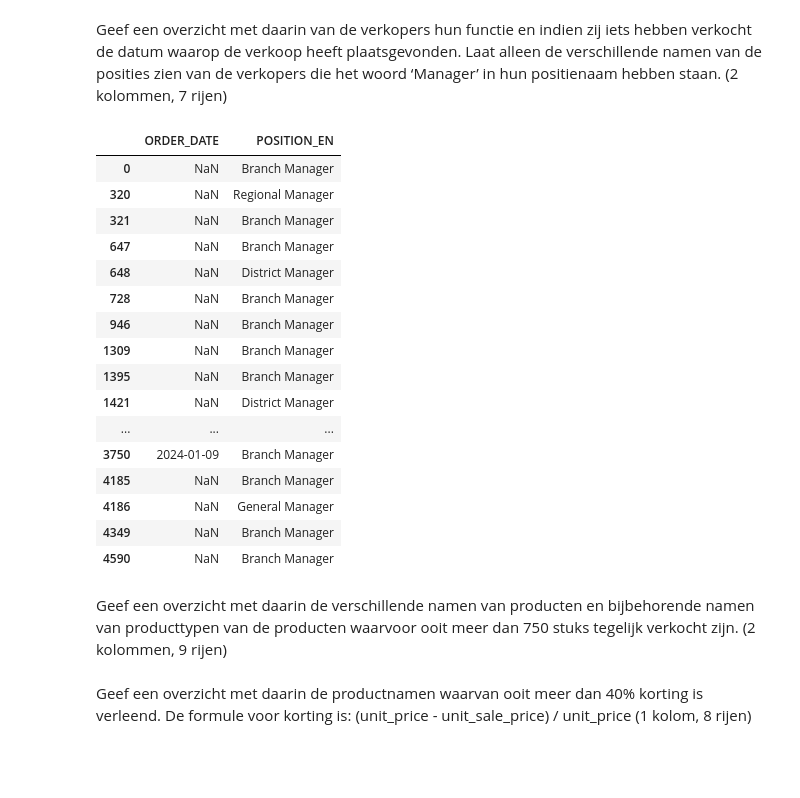
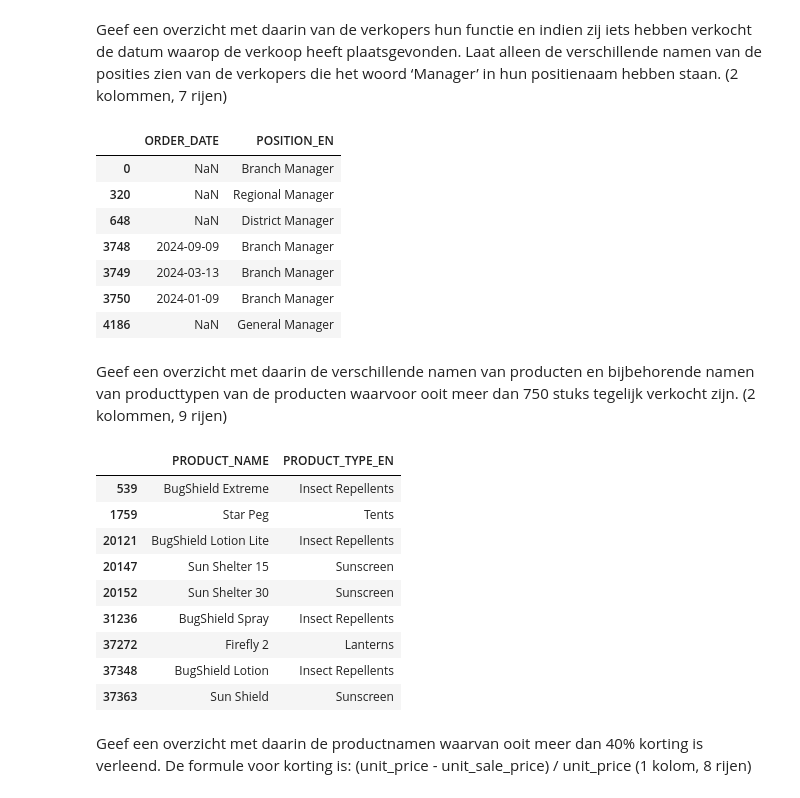
Before and after one commit to ReesMehorst/DEAI, a Jupyter notebook: Week1/DEAI - Pythonweek WC Dataselectie met pandas/OpdrachtenMees.ipynb, the cells around one changed output. Drawn from its saved outputs; the diff is of its cells as text; code cells hidden in the pictures; blank space fills up the shorter version.

```diff
--- a/Week1/DEAI - Pythonweek WC Dataselectie met pandas/OpdrachtenMees.ipynb
+++ b/Week1/DEAI - Pythonweek WC Dataselectie met pandas/OpdrachtenMees.ipynb
@@ -377,32 +377,44 @@ Geef een overzicht met daarin van de verkopers hun functie en indien zij iets he
 # %%
 sales_staff = pd.read_sql_query(sql_query_sales_staff, conn)
 order_header = pd.read_sql_query(sql_query_order_header, conn)
 
 verkoperDatum = sales_staff.merge(order_header, on="SALES_STAFF_CODE", how="left")
 
 verkoperDatum.loc[
     verkoperDatum['POSITION_EN'].str.contains("Manager", na=False),
     ['ORDER_DATE','POSITION_EN']
-]
+].drop_duplicates()
 # %% [output]
 |  | ORDER_DATE | POSITION_EN |
 | 0 | NaN | Branch Manager |
 | 320 | NaN | Regional Manager |
-| 321 | NaN | Branch Manager |
-| 647 | NaN | Branch Manager |
 | 648 | NaN | District Manager |
-| 728 | NaN | Branch Manager |
-| 946 | NaN | Branch Manager |
-| 1309 | NaN | Branch Manager |
-| 1395 | NaN | Branch Manager |
-| 1421 | NaN | District Manager |
-| ... | ... | ... |
+| 3748 | 2024-09-09 | Branch Manager |
+| 3749 | 2024-03-13 | Branch Manager |
 | 3750 | 2024-01-09 | Branch Manager |
-| 4185 | NaN | Branch Manager |
 | 4186 | NaN | General Manager |
-| 4349 | NaN | Branch Manager |
-| 4590 | NaN | Branch Manager |
 # %% [markdown]
 Geef een overzicht met daarin de verschillende namen van producten en bijbehorende namen van producttypen van de producten waarvoor ooit meer dan 750 stuks tegelijk verkocht zijn. (2 kolommen, 9 rijen)
+# %%
+order_details = pd.read_sql_query("SELECT * FROM order_details", conn)
+
+df = order_details.merge(product, on="PRODUCT_NUMBER", how="left") \
+                  .merge(product_type, on="PRODUCT_TYPE_CODE", how="left")
+
+df.loc[
+    df["QUANTITY"] > 750,
+    ["PRODUCT_NAME", "PRODUCT_TYPE_EN"]
+    ].drop_duplicates()
+# %% [output]
+|  | PRODUCT_NAME | PRODUCT_TYPE_EN |
+| 539 | BugShield Extreme | Insect Repellents |
+| 1759 | Star Peg | Tents |
+| 20121 | BugShield Lotion Lite | Insect Repellents |
+| 20147 | Sun Shelter 15 | Sunscreen |
+| 20152 | Sun Shelter 30 | Sunscreen |
+| 31236 | BugShield Spray | Insect Repellents |
+| 37272 | Firefly 2 | Lanterns |
+| 37348 | BugShield Lotion | Insect Repellents |
+| 37363 | Sun Shield | Sunscreen |
 # %% [markdown]
 Geef een overzicht met daarin de productnamen waarvan ooit meer dan 40% korting is verleend. De formule voor korting is: (unit_price - unit_sale_price) / unit_price (1 kolom, 8 rijen)
```
Also changed, not shown: parts of 11 cells of this notebook.
